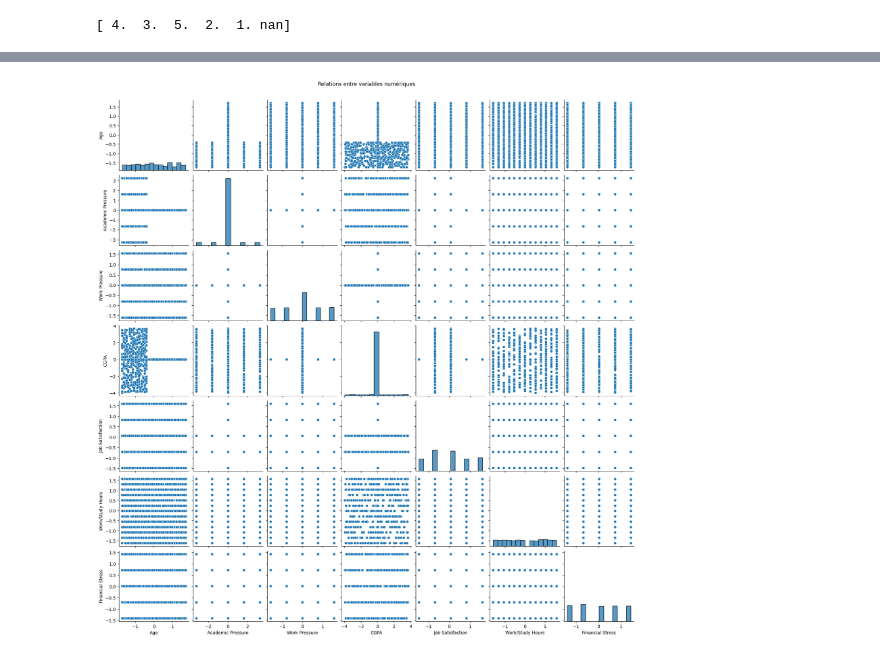
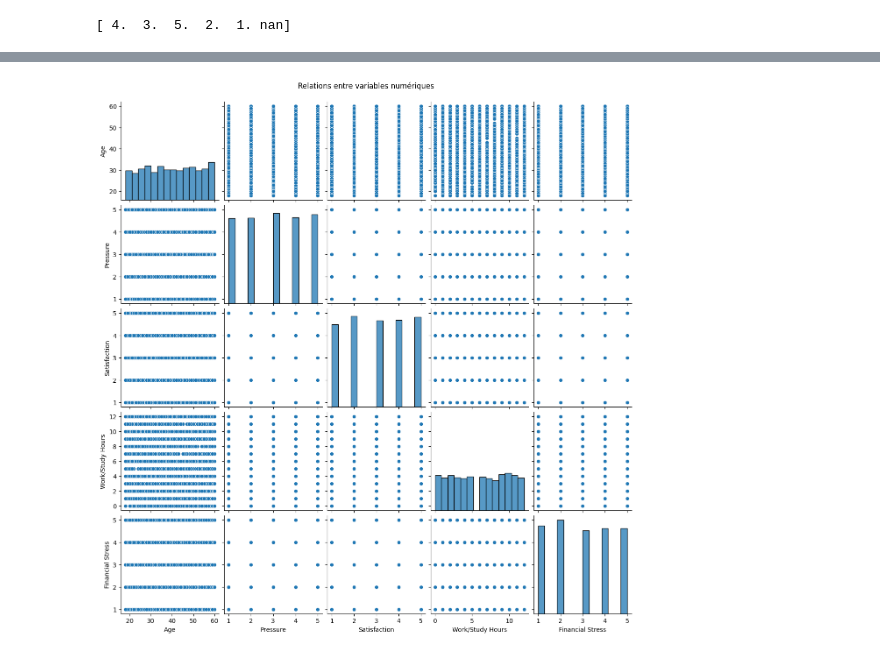
Before and after one commit to HamoumaAmine/Depression-Risk-Factors-Analysis-and-Prediction-Model, a Jupyter notebook: main.ipynb, the cells around one changed output, grey strips where cells are left out. Drawn from its saved outputs; the diff is of its cells as text; code cells hidden in the pictures.

```diff
--- a/main.ipynb
+++ b/main.ipynb
@@ -231,24 +285 @@ Depression                               0
 dtype: int64
-# %%
-# Initialisation du standardiseur
-scaler = StandardScaler()
-
-# Sélection des colonnes à standardiser
-columns_to_standardize = ['Age', 'Academic Pressure', 'Work Pressure', 'CGPA',
-                          'Job Satisfaction','Study Satisfaction', 'Work/Study Hours', 'Financial Stress']
-
-# Application de la standardisation
-df[columns_to_standardize] = scaler.fit_transform(df[columns_to_standardize])
-# %%
-le = LabelEncoder()
-
-# Encodage des variables catégorielles
-df['Gender'] = le.fit_transform(df['Gender'])
-df['City'] = le.fit_transform(df['City'])
-df['Working Professional or Student'] = le.fit_transform(df['Working Professional or Student'])
-df['Profession'] = le.fit_transform(df['Profession'])
-df['Degree'] = le.fit_transform(df['Degree'])
-df['Have you ever had suicidal thoughts ?'] = le.fit_transform(df['Have you ever had suicidal thoughts ?'])
-df['Dietary Habits'] = le.fit_transform(df['Dietary Habits'])
-df['Family History of Mental Illness'] = le.fit_transform(df['Family History of Mental Illness'])
-df['Depression'] = le.fit_transform(df['Depression'])
@@ -255,3 +288,17 @@ df['Depression'] = le.fit_transform(df['Depression'])
+# %%
+colonnes_numeriques = ['Age', 'Pressure', 'Satisfaction', 'Work/Study Hours', 'Financial Stress']
+
+colonnes_categorielles = ['Gender', 'City', 'Working Professional or Student', 'Sleep Duration', 'Dietary Habits', 'Degree', 'Have you ever had suicidal thoughts ?', 'Family History of Mental Illness', 'Depression']
+# %%
+# Créer une instance de LabelEncoder
+le = LabelEncoder()
+
+# Appliquer le LabelEncoder à chaque colonne catégorielle
+for col in colonnes_categorielles:
+    df[col] = le.fit_transform(df[col])
+
+    #fit() : Cette méthode ajuste l'encodeur aux données, c'est-à-dire qu'elle apprend tous les labels uniques dans la colonne spécifiée.
+    #transform() : Une fois que l'encodeur a appris les labels, transform() remplace chaque label dans la colonne par un numéro
 # %%
 stop_tracker()
 # %% [markdown]
@@ -307,10 +309,10 @@ for col in numeric_columns:
 # %%
-# Scatter plots pour les relations entre variables
-sns.pairplot(df[numeric_columns])
+# Créer le pairplot avec les colonnes numériques restantes
+sns.pairplot(df[colonnes_numeriques])
 plt.suptitle('Relations entre variables numériques', y=1.02)
 plt.show()
 # %% [output]
-[figure, old version]
+[figure, new version]
 # %%
 # Analyse des variables catégorielles
 categorical_columns = ['Gender', 'Degree', 'Dietary Habits', 'Depression',
```
Also changed, not shown: parts of 48 cells of this notebook, 3 other files.
